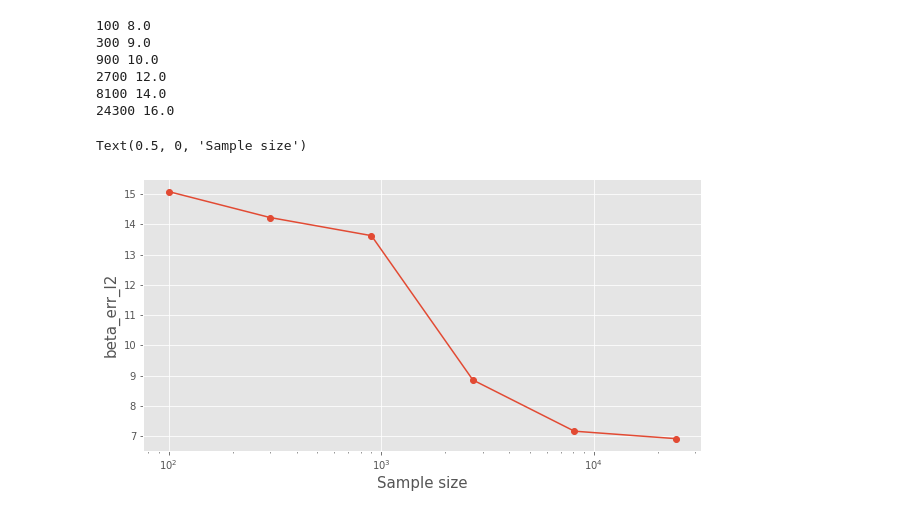
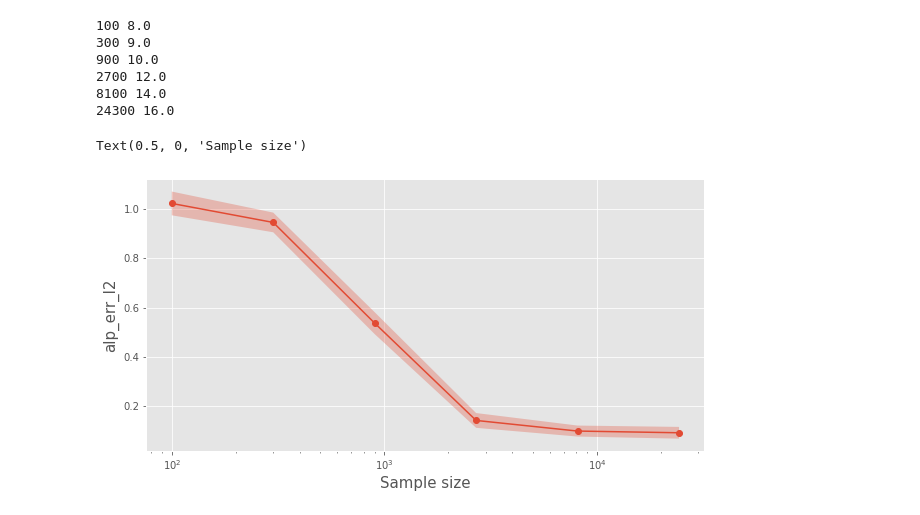
Before and after one commit to JINhuaqing/HDF, a Jupyter notebook: notebooks/simu_results_analysis_linear.ipynb, the cells around one changed output. Saved outputs shown, nothing was run; the diff lists cells and outputs as text; code cells hidden in the pictures.

```diff
--- a/notebooks/simu_results_analysis_linear.ipynb
+++ b/notebooks/simu_results_analysis_linear.ipynb
@@ -55,13 +56,17 @@ def _filename2paras(p):
     return res
 # %%
 def _res2err(opt, paras):
-    """The fn to return the error"""
+    """The fn to return the error,
+        error  = ||est-gt||/||gt||
+    """
 
     _paras = edict(paras.copy())
     errs = edict()
     alp_est = opt.thetak[:_paras.q].numpy()
     gam_est = opt.Gamk.numpy()
-    beta_est = _paras.basis_mat.numpy() @ gam_est
+    beta_est_from_opt = _paras.basis_mat.numpy() @ opt.Gamk.numpy()
+    beta_est = np.zeros_like(_paras.beta_GT)
+    beta_est[:, _paras.keep_idxs] = beta_est_from_opt
 
     beta_diff = np.asarray(beta_est - _paras.beta_GT)
     alp_diff = alp_est - _paras.alp_GT
@@ -74,13 +79,16 @@ def _res2err(opt, paras):
     errs.beta_err_l1 = np.abs(beta_diff).sum()
     errs.beta_err_l2 = np.linalg.norm(beta_diff)
 
-    errs.alp_err_l1 = np.abs(alp_diff).sum()
-    errs.alp_err_l2 = np.linalg.norm(alp_diff)
+    errs.alp_err_l1 = np.abs(alp_diff).sum()/(np.abs(_paras.alp_GT).sum())
+    errs.alp_err_l2 = np.linalg.norm(alp_diff)/np.linalg.norm(_paras.alp_GT)
+
+    beta_GT_fnl1 = np.mean(np.abs(_paras.beta_GT), axis=0).sum()
+    beta_GT_fnl2 = np.linalg.norm(np.sqrt((np.mean(_paras.beta_GT**2, axis=0))))
 
     beta_loss_fnl1 = np.mean(np.abs(beta_diff), axis=0)
     beta_loss_fnl2 = np.sqrt(np.mean(beta_diff**2, axis=0))
-    errs.beta_err_l1 = beta_loss_fnl1.sum()
-    errs.beta_err_l2 = np.linalg.norm(beta_loss_fnl2)
+    errs.beta_err_l1 = beta_loss_fnl1.sum()/beta_GT_fnl1
+    errs.beta_err_l2 = np.linalg.norm(beta_loss_fnl2)/beta_GT_fnl2
     return errs
 # %% [markdown]
 ## Load data
@@ -147,12 +155,14 @@ cur_N = 5
 cur_fil = list(_paras.res_dir.glob(f"result_*lam-{cur_lam*100:.0f}_N-*_n-{cur_n}*.pkl"))[0]
 cur_ress = load_pkl(cur_fil)
 # %%
-exp_idx = 0
+exp_idx = 1
 opt = cur_ress[exp_idx][0][0]
 cur_paras = cur_ress[exp_idx][2]
-beta_est = cur_paras.basis_mat.numpy() @ opt.Gamk.numpy()
+beta_est_from_opt = cur_paras.basis_mat.numpy() @ opt.Gamk.numpy()
+beta_est = np.zeros_like(cur_paras.beta_GT)
+beta_est[:, cur_paras.keep_idxs] = beta_est_from_opt
 plt.figure(figsize=[20, 5])
-for ix, roi_id in enumerate(list(range(10))):
+for ix, roi_id in enumerate([0, 1, 2, 3, 4, 5, -3, -2, -1]):
     plt.subplot(3, 4, ix+1)
     plt.plot(cur_paras.beta_GT[:, roi_id])
     plt.plot(beta_est[:, roi_id])
@@ -183,36 +193,43 @@ sorted_tmp_fils = sorted(tmp_fils, key=lambda x:int(x.stem.split("-")[-1]))
 #['beta_err_l0', 'beta_err_l0_neg',
 # 'beta_err_l1', 'beta_err_l2',
 #'alp_err_l1', 'alp_err_l2',
-err_type = "beta_err_l2"
+err_type = "alp_err_l2"
 ns = []
 errs = []
+err_ses = []
 min_errs = []
 best_lams = []
-sel_Ns = [5, 6, 7, 8, 9]
-sel_Ns = [8] * 5
 for ix, cur_fil in enumerate(sorted_fils):
-    #idx = tmp_paras.can_Ns.index(sel_Ns[ix])
     err_mats = load_pkl(cur_fil)
     cv_err_mat = load_pkl(sorted_cv_fils[ix])
     cur_paras = load_pkl(sorted_tmp_fils[ix])[0][2]
 
     ns.append(int(cur_fil.stem.split("_")[-1]))
 
-    err_v = np.median(err_mats[err_type], axis=0)
+    err_v = np.mean(err_mats[err_type], axis=0)
+    err_v_se = np.std(err_mats[err_type], axis=0)/np.sqrt(err_mats[err_type].shape[0])
     cv_err_v = np.median(cv_err_mat, axis=0)
+    #print(np.concatenate([cv_err_v, err_v], axis=1))
     min_v = np.min(cv_err_v[:, :])
 
     best_lams.append(cur_paras.can_lams[np.argwhere(cv_err_v.reshape(-1) == min_v)[0][0]])
     #errs.append(np.min(err_v))
     errs.append(err_v[cv_err_v==min_v])
+    err_ses.append(err_v_se[cv_err_v==min_v])
     min_errs.append(_beta_err_bd(cur_paras))
 
+
+errs = np.array(errs).reshape(-1)
+err_ses = np.array(err_ses).reshape(-1)
 plt.figure(figsize=[10, 5])
+low, up = errs - 1.96*err_ses, errs+1.96*err_ses
 plt.plot(ns[:], errs[:], "o-")
+plt.fill_between(ns, low, up, alpha=0.3)
 #plt.plot(ns, min_errs, "--")
 plt.xscale("log")
 plt.ylabel(err_type, fontsize=15)
+#plt.ylim(bottom=0)
 plt.xlabel("Sample size", fontsize=15)
 # %% [output]
 Text(0.5, 0, 'Sample size')
-[figure, old version]
+[figure, new version]
```
Also changed, not shown: parts of 9 cells of this notebook, 8 other files.
